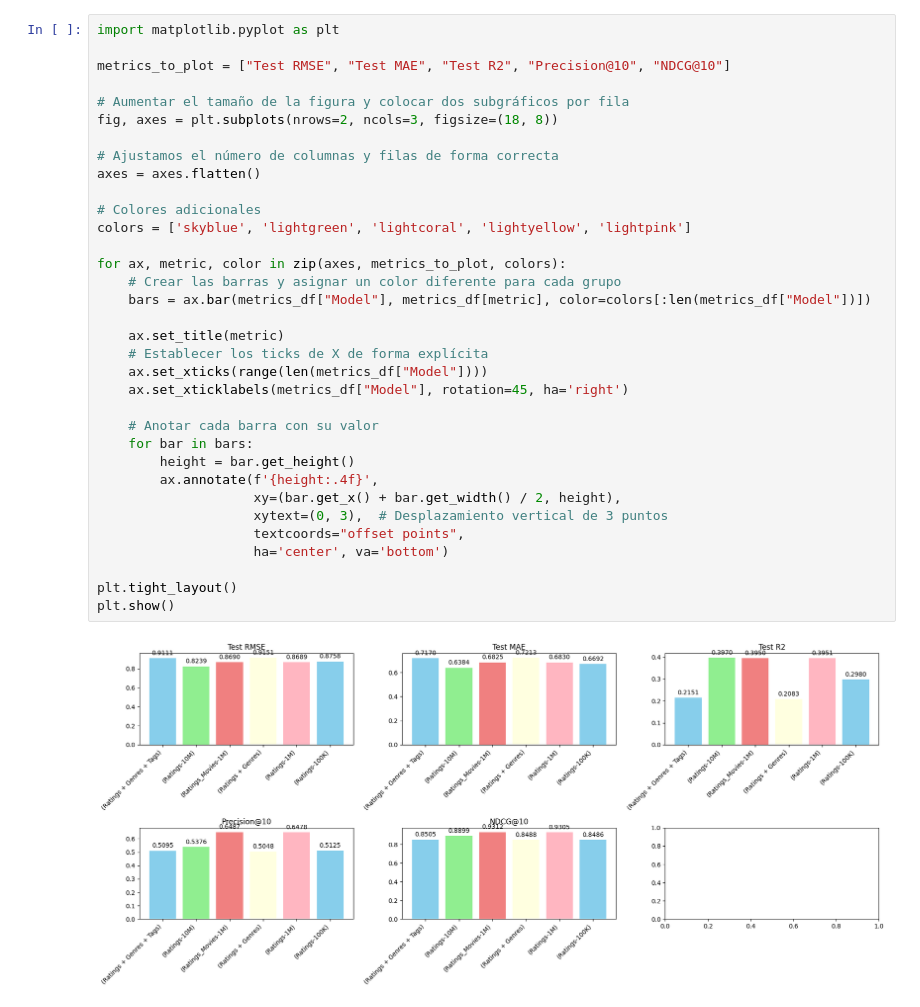
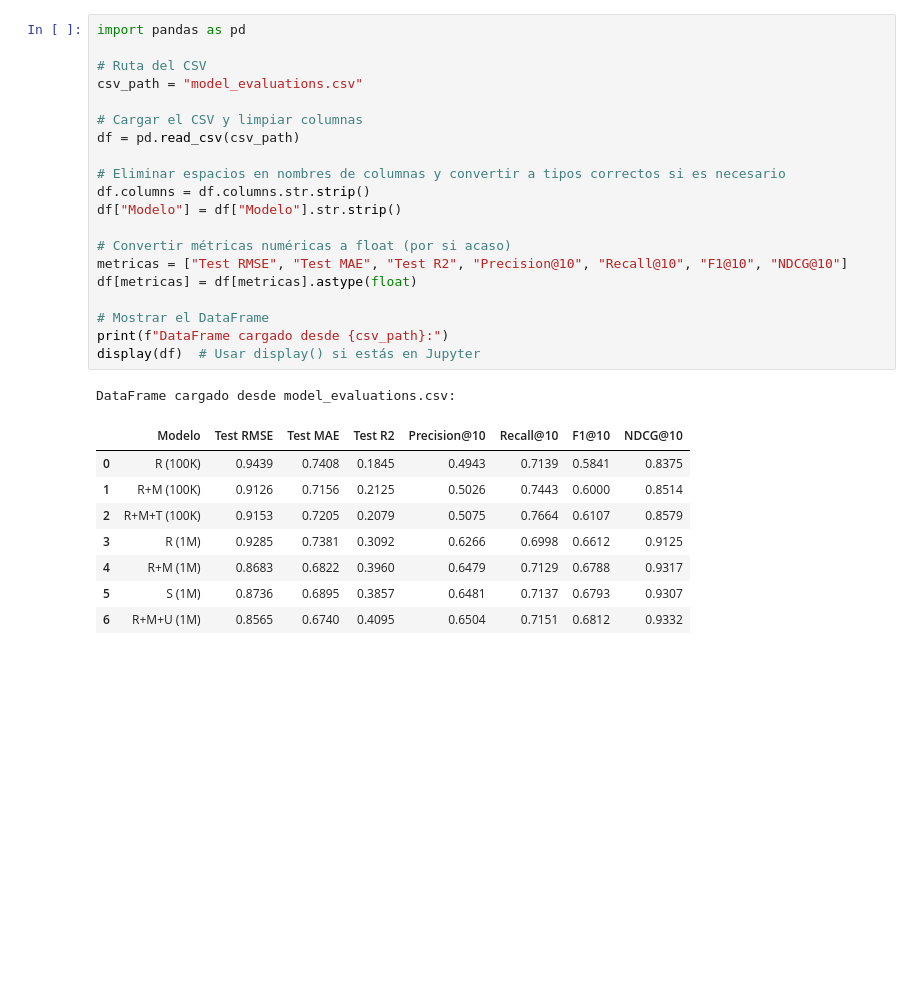
Before and after one commit to eeguskiza/movie_lens, a Jupyter notebook: performance/evaluation.ipynb, the cells around one changed output. Drawn from its saved outputs; the diff is of its cells as text; blank space fills up the shorter version.

```diff
--- a/performance/evaluation.ipynb
+++ b/performance/evaluation.ipynb
@@ -68,36 +1,30 @@ print(summary)
-# %%
-import matplotlib.pyplot as plt
-
-metrics_to_plot = ["Test RMSE", "Test MAE", "Test R2", "Precision@10", "NDCG@10"]
-
-# Aumentar el tamaño de la figura y colocar dos subgráficos por fila
-fig, axes = plt.subplots(nrows=2, ncols=3, figsize=(18, 8))
-
-# Ajustamos el número de columnas y filas de forma correcta
-axes = axes.flatten()
-
-# Colores adicionales
-colors = ['skyblue', 'lightgreen', 'lightcoral', 'lightyellow', 'lightpink']
-
-for ax, metric, color in zip(axes, metrics_to_plot, colors):
-    # Crear las barras y asignar un color diferente para cada grupo
-    bars = ax.bar(metrics_df["Model"], metrics_df[metric], color=colors[:len(metrics_df["Model"])])
-
-    ax.set_title(metric)
-    # Establecer los ticks de X de forma explícita
-    ax.set_xticks(range(len(metrics_df["Model"])))
-    ax.set_xticklabels(metrics_df["Model"], rotation=45, ha='right')
-
-    # Anotar cada barra con su valor
-    for bar in bars:
-        height = bar.get_height()
-        ax.annotate(f'{height:.4f}',
-                    xy=(bar.get_x() + bar.get_width() / 2, height),
-                    xytext=(0, 3),  # Desplazamiento vertical de 3 puntos
-                    textcoords="offset points",
-                    ha='center', va='bottom')
-
-plt.tight_layout()
-plt.show()
-# %% [output]
-[figure, removed]
+# %%
+import pandas as pd
+
+# Ruta del CSV
+csv_path = "model_evaluations.csv"
+
+# Cargar el CSV y limpiar columnas
+df = pd.read_csv(csv_path)
+
+# Eliminar espacios en nombres de columnas y convertir a tipos correctos si es necesario
+df.columns = df.columns.str.strip()
+df["Modelo"] = df["Modelo"].str.strip()
+
+# Convertir métricas numéricas a float (por si acaso)
+metricas = ["Test RMSE", "Test MAE", "Test R2", "Precision@10", "Recall@10", "F1@10", "NDCG@10"]
+df[metricas] = df[metricas].astype(float)
+
+# Mostrar el DataFrame
+print(f"DataFrame cargado desde {csv_path}:")
+display(df)  # Usar display() si estás en Jupyter
+# %% [output]
+DataFrame cargado desde model_evaluations.csv:
+|  | Modelo | Test RMSE | Test MAE | Test R2 | Precision@10 | Recall@10 | F1@10 | NDCG@10 |
+| 0 | R (100K) | 0.9439 | 0.7408 | 0.1845 | 0.4943 | 0.7139 | 0.5841 | 0.8375 |
+| 1 | R+M (100K) | 0.9126 | 0.7156 | 0.2125 | 0.5026 | 0.7443 | 0.6000 | 0.8514 |
+| 2 | R+M+T (100K) | 0.9153 | 0.7205 | 0.2079 | 0.5075 | 0.7664 | 0.6107 | 0.8579 |
+| 3 | R (1M) | 0.9285 | 0.7381 | 0.3092 | 0.6266 | 0.6998 | 0.6612 | 0.9125 |
+| 4 | R+M (1M) | 0.8683 | 0.6822 | 0.3960 | 0.6479 | 0.7129 | 0.6788 | 0.9317 |
+| 5 | S (1M) | 0.8736 | 0.6895 | 0.3857 | 0.6481 | 0.7137 | 0.6793 | 0.9307 |
+| 6 | R+M+U (1M) | 0.8565 | 0.6740 | 0.4095 | 0.6504 | 0.7151 | 0.6812 | 0.9332 |
```
Also changed, not shown: parts of 9 cells of this notebook, 13 other files.
